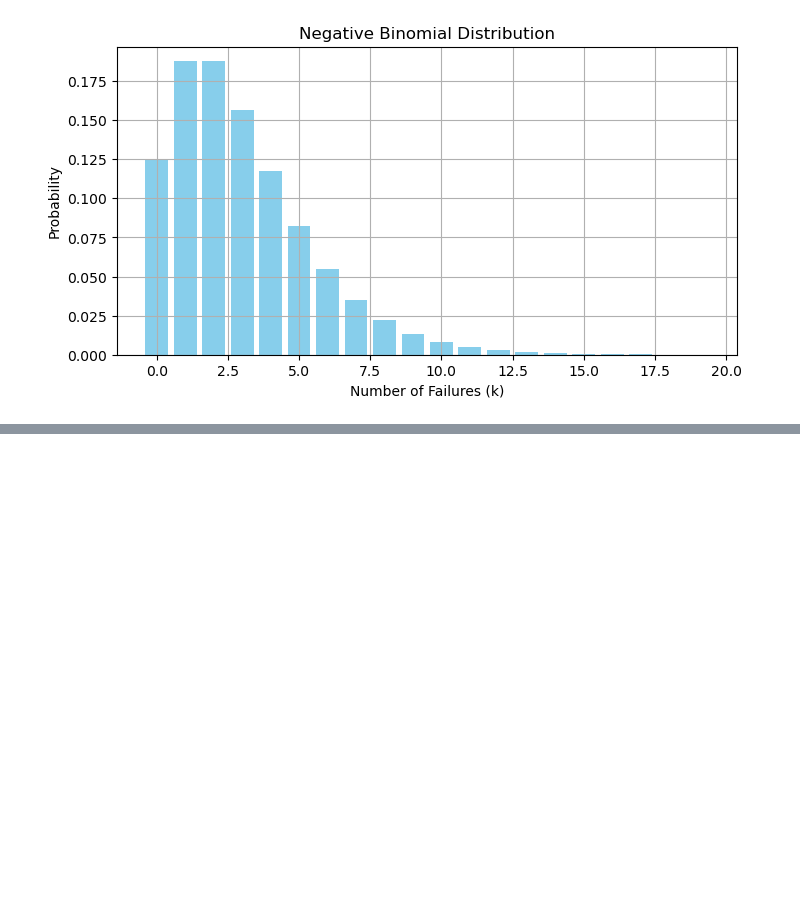
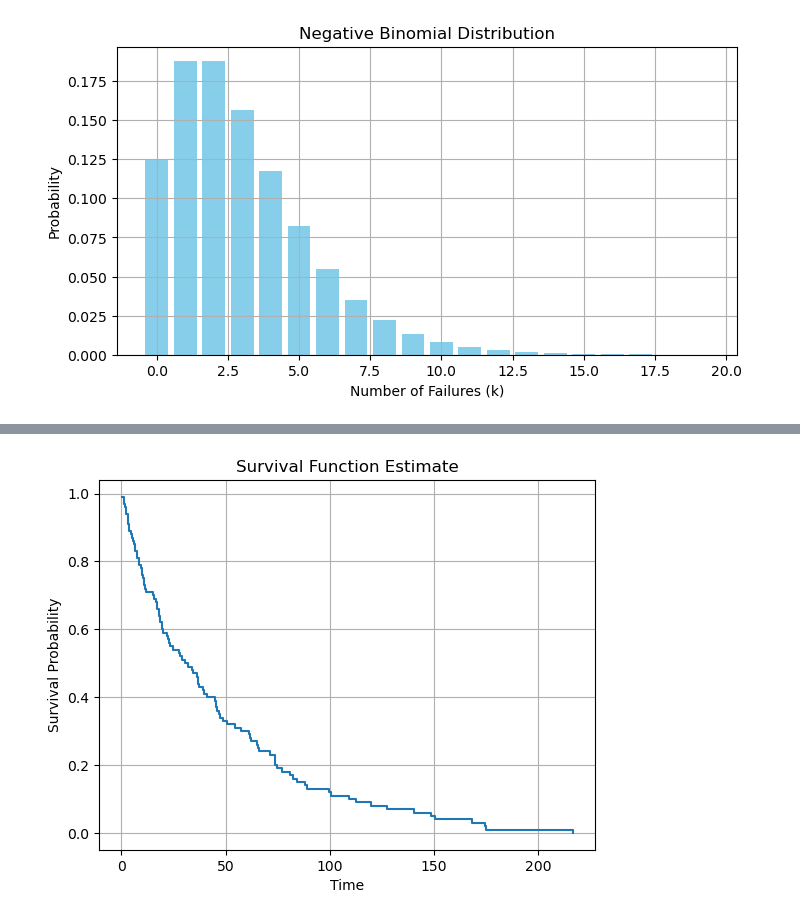
Before and after one commit to MaukanMir/AI-ML-Learning, a Jupyter notebook: Mathematics/Statistics/Intro-Probability/Epexctation.ipynb, the cells around one changed output, grey strips where cells are left out. Saved outputs shown, nothing was run; the diff lists cells and outputs as text; code cells hidden in the pictures; blank space fills up the shorter version.

```diff
--- a/Mathematics/Statistics/Intro-Probability/Epexctation.ipynb
+++ b/Mathematics/Statistics/Intro-Probability/Epexctation.ipynb
@@ -106,0 +109,28 @@ P(X = 19) = 0.0001
+# %%
+import numpy as np
+import matplotlib.pyplot as plt
+from scipy.stats import expon  # Exponential distribution for survival times
+
+# Generate survival data
+np.random.seed(42)
+size = 100
+scale = 50  # mean survival time
+
+# Generate survival times from an exponential distribution
+survival_times = expon.rvs(scale=scale, size=size)
+
+# Sort the survival times for cumulative calculation
+sorted_times = np.sort(survival_times)
+
+# Compute survival probabilities
+survival_probabilities = 1. - np.arange(1, size + 1) / size
+
+# Plotting the survival function
+plt.step(sorted_times, survival_probabilities, where="post")
+plt.title('Survival Function Estimate')
+plt.xlabel('Time')
+plt.ylabel('Survival Probability')
+plt.grid(True)
+plt.show()
+# %% [output]
+[figure, added]
```
Also changed, not shown: parts of 2 cells of this notebook.
